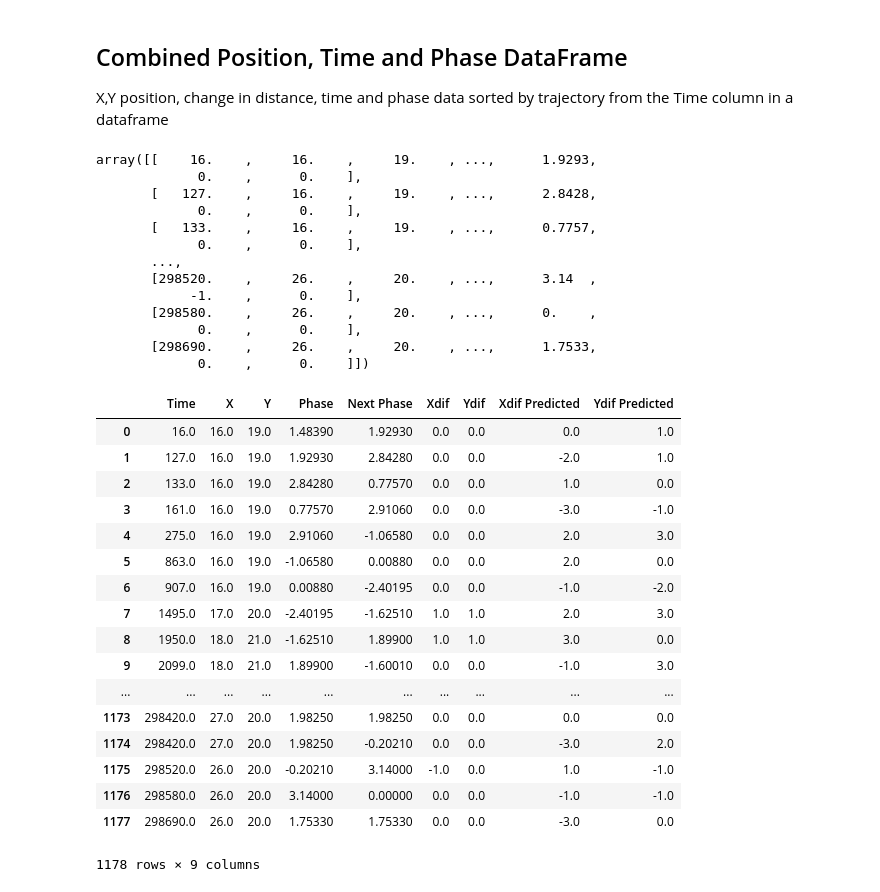
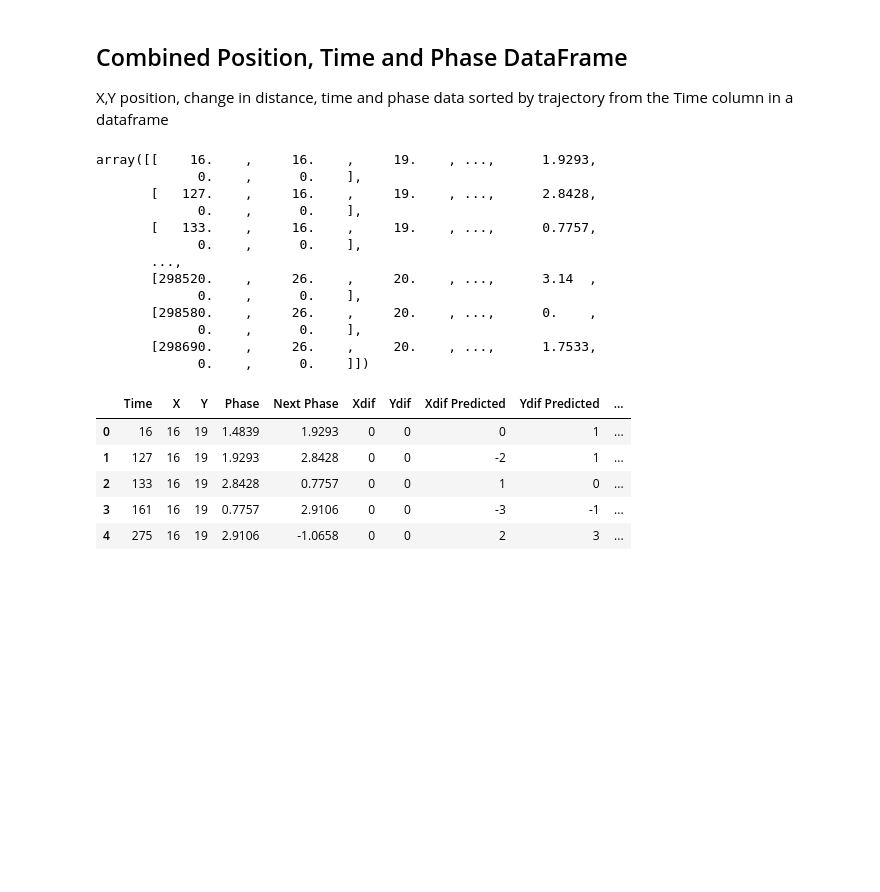
Before and after one commit to DanielHHowell/Grid-Cell, a Jupyter notebook: Grid Cell Phase Main.ipynb, the cells around one changed output. Cells and saved outputs as stored; diff of their text form; code cells hidden in the pictures; blank space fills up the shorter version.

```diff
--- a/Grid Cell Phase Main.ipynb
+++ b/Grid Cell Phase Main.ipynb
@@ -31,10 +32,9 @@ np.set_printoptions(suppress=True)
 
 XYspktT contains the X,Y coordinates of spikes. Spikes from all 30 neurons are combined in a single spike train. The X and Y columns represent the avatar's X-Y coordinate in [m] relative to the environment at the moment of the spike.
 # %%
-XYspkT = np.loadtxt('XYspkT.csv',delimiter=',')
-scaled_XY = np.round((XYspkT+40)/2)
-print(scaled_XY[:,1].max())
-
+XYspkT = np.loadtxt('XYspkT.csv',delimiter=',')+40
+scaled_XY = np.round(XYspkT/2).astype(int)
+print(scaled_XY)
 #2x2 meter bin
 
 plt.plot(XYspkT[:,0],XYspkT[:,1],'.')
@@ -180,3 +182,8 @@ phase_df
+# %%
+padded_phase_map = np.pad(MeanPhaseMap,pad_width=4,mode='constant',constant_values=np.nan)
+padded_phase_df = pd.DataFrame(data=padded_phase_map, columns=np.arange(51))
+
+#edge case of 40 - scaling issue?
 # %% [markdown]
 ### Adjacent Matrix Function
 
@@ -265,8 +251,9 @@ unsorted = np.column_stack((spkT,scaled_XY,scaled_phase))
 combined = unsorted[unsorted[:,0].argsort()]
 
 next_phase = np.insert(combined[1:,3],-1, 0)
-xdif = np.insert(combined[1:,1]-combined[:-1,1],0,0).astype(int)
-ydif = np.insert(combined[1:,2]-combined[:-1,2],0,0).astype(int)
+
+xdif = np.append(combined[1:,1],0)-np.append(combined[:-1,1],0)
+ydif = np.append(combined[1:,2],0)-np.append(combined[:-1,2],0)
 
 almost_all = np.column_stack((combined,next_phase,xdif,ydif))
 almost_all
@@ -279,37 +266,24 @@ array([[    16.    ,     16.    ,     19.    , ...,      1.9293,
              0.    ,      0.    ],
        ...,
        [298520.    ,     26.    ,     20.    , ...,      3.14  ,
-            -1.    ,      0.    ],
+             0.    ,      0.    ],
        [298580.    ,     26.    ,     20.    , ...,      0.    ,
              0.    ,      0.    ],
        [298690.    ,     26.    ,     20.    , ...,      1.7533,
              0.    ,      0.    ]])
 # %%
 predicted_movement = np.asarray([nearest_phase(adjacent_matrix([i[1],i[2]]),i[4]) for i in almost_all])
-#actual_phase = np.asarray([phase_from_movement(adjacent_matrix(i[1:3]),int(i[4]),int(i[5])) for i in almost_all])
+actual_phase = np.asarray([phase_from_movement(adjacent_matrix(i[1:3]),int(i[5]),int(i[6])) for i in almost_all])
 
-#all=np.column_stack((almost_all,predicted_movement, actual_phase))
-#df = pd.DataFrame(data=all, columns=['Time','X','Y','Phase','Xdif','Ydif','Xdif Predicted', 'Ydif Predicted','Actual Phase'])
-all=np.column_stack((almost_all,predicted_movement))
-test = pd.DataFrame(data=all, columns=['Time','X','Y','Phase','Next Phase','Xdif','Ydif','Xdif Predicted', 'Ydif Predicted'])
-test
+all=np.column_stack((almost_all,predicted_movement, actual_phase))
+df = pd.DataFrame(data=all, columns=['Time','X','Y','Phase','Next Phase','Xdif','Ydif','Xdif Predicted', 'Ydif Predicted','Actual Phase'])
+
+df.head()
 # %% [output]
-|  | Time | X | Y | Phase | Next Phase | Xdif | Ydif | Xdif Predicted | Ydif Predicted |
-| 0 | 16.0 | 16.0 | 19.0 | 1.48390 | 1.92930 | 0.0 | 0.0 | 0.0 | 1.0 |
-| 1 | 127.0 | 16.0 | 19.0 | 1.92930 | 2.84280 | 0.0 | 0.0 | -2.0 | 1.0 |
-| 2 | 133.0 | 16.0 | 19.0 | 2.84280 | 0.77570 | 0.0 | 0.0 | 1.0 | 0.0 |
-| 3 | 161.0 | 16.0 | 19.0 | 0.77570 | 2.91060 | 0.0 | 0.0 | -3.0 | -1.0 |
-| 4 | 275.0 | 16.0 | 19.0 | 2.91060 | -1.06580 | 0.0 | 0.0 | 2.0 | 3.0 |
-| 5 | 863.0 | 16.0 | 19.0 | -1.06580 | 0.00880 | 0.0 | 0.0 | 2.0 | 0.0 |
-| 6 | 907.0 | 16.0 | 19.0 | 0.00880 | -2.40195 | 0.0 | 0.0 | -1.0 | -2.0 |
-| 7 | 1495.0 | 17.0 | 20.0 | -2.40195 | -1.62510 | 1.0 | 1.0 | 2.0 | 3.0 |
-| 8 | 1950.0 | 18.0 | 21.0 | -1.62510 | 1.89900 | 1.0 | 1.0 | 3.0 | 0.0 |
-| 9 | 2099.0 | 18.0 | 21.0 | 1.89900 | -1.60010 | 0.0 | 0.0 | -1.0 | 3.0 |
-| ... | ... | ... | ... | ... | ... | ... | ... | ... | ... |
-| 1173 | 298420.0 | 27.0 | 20.0 | 1.98250 | 1.98250 | 0.0 | 0.0 | 0.0 | 0.0 |
-| 1174 | 298420.0 | 27.0 | 20.0 | 1.98250 | -0.20210 | 0.0 | 0.0 | -3.0 | 2.0 |
-| 1175 | 298520.0 | 26.0 | 20.0 | -0.20210 | 3.14000 | -1.0 | 0.0 | 1.0 | -1.0 |
-| 1176 | 298580.0 | 26.0 | 20.0 | 3.14000 | 0.00000 | 0.0 | 0.0 | -1.0 | -1.0 |
-| 1177 | 298690.0 | 26.0 | 20.0 | 1.75330 | 1.75330 | 0.0 | 0.0 | -3.0 | 0.0 |
+|  | Time | X | Y | Phase | Next Phase | Xdif | Ydif | Xdif Predicted | Ydif Predicted | ... |
+| 0 | 16 | 16 | 19 | 1.4839 | 1.9293 | 0 | 0 | 0 | 1 | ... |
+| 1 | 127 | 16 | 19 | 1.9293 | 2.8428 | 0 | 0 | -2 | 1 | ... |
+| 2 | 133 | 16 | 19 | 2.8428 | 0.7757 | 0 | 0 | 1 | 0 | ... |
+| 3 | 161 | 16 | 19 | 0.7757 | 2.9106 | 0 | 0 | -3 | -1 | ... |
+| 4 | 275 | 16 | 19 | 2.9106 | -1.0658 | 0 | 0 | 2 | 3 | ... |
-1178 rows × 9 columns
 # %%
```
Also changed, not shown: parts of 22 cells of this notebook.
